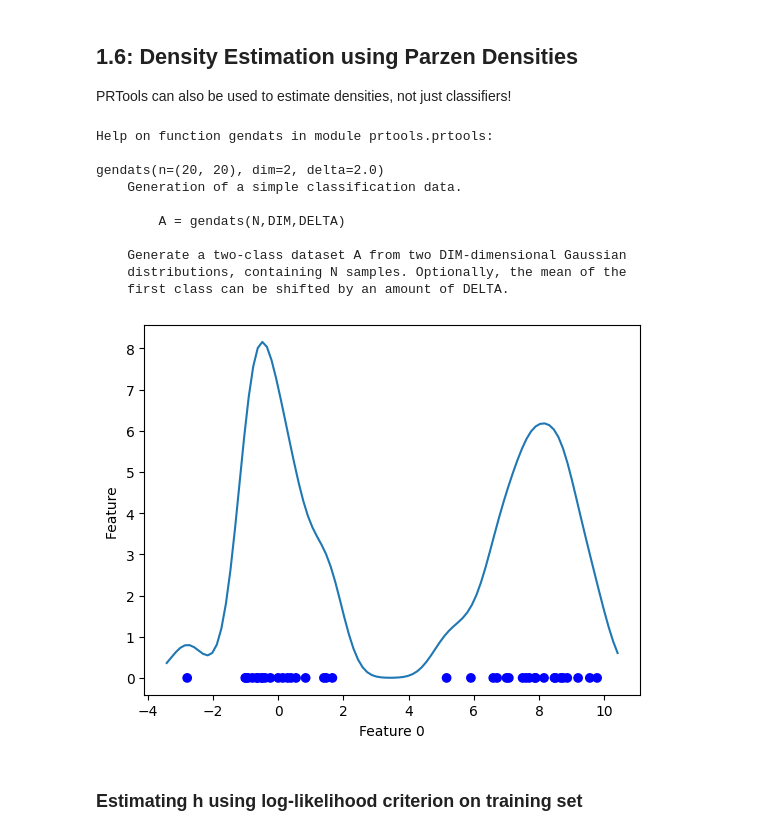
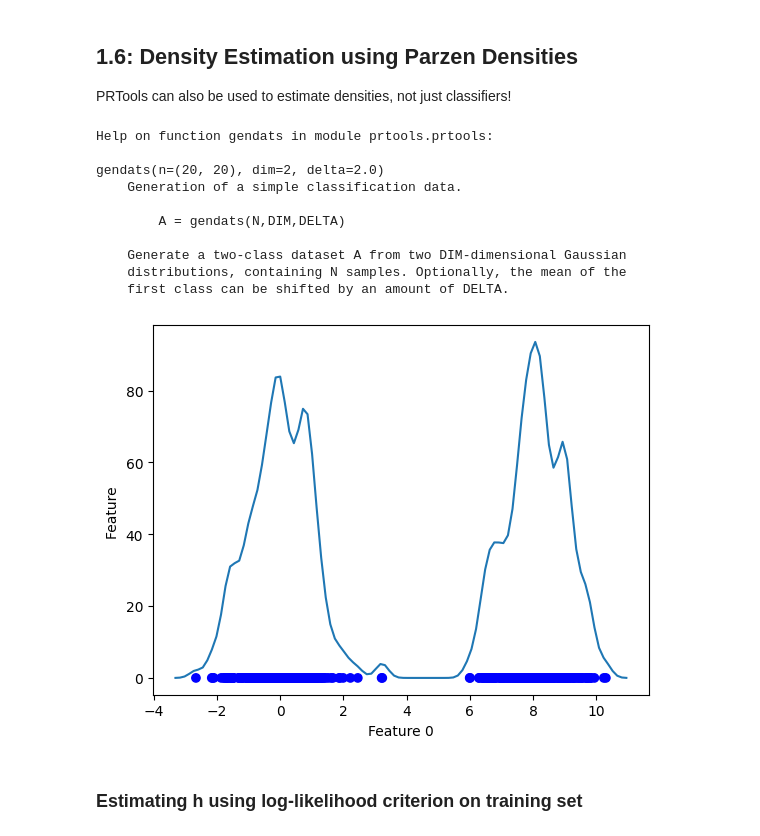
Before and after one commit to nadinekuo/MachineLearning1-Labs, a Jupyter notebook: 1-Basics-of-ML/decision-theory.ipynb, the cells around one changed output. Cells and saved outputs as stored; diff of their text form; code cells hidden in the pictures.

```diff
--- a/1-Basics-of-ML/decision-theory.ipynb
+++ b/1-Basics-of-ML/decision-theory.ipynb
@@ -270,31 +282,31 @@ See: https://matplotlib.org/stable/users/explain/axes/legend_guide.html#controll
 PRTools can also be used to estimate densities, not just classifiers!
 # %%
 # Create simple dataset having 20 1D objects for each of 2 classes
-a = pr.gendats([20, 20], 1, 8)
+a = pr.gendats([200, 200], 1, 8)   # TODO: note that train set size leads to lower optimal h!
 help(pr.gendats)
 
 # Define width param h for Parzen kernel
 # NOTE: the smaller the h, the more complex the model (more overfitting).
 # The larger the h, the more simple the model (more underfitting).
-h = 0.5
+h = 0.2
 # Define a Parzen density estimator with width h on entire dataset, ignoring labels
 a = pr.prdataset(+a)
 w = pr.parzenm(a, h)
 # Plot the mapping
 pr.scatterd(a)
 pr.plotm(w, nrlevels=10, colors='r', gridsize=100)
 # %% [output]
 Help on function gendats in module prtools.prtools:
 
 gendats(n=(20, 20), dim=2, delta=2.0)
     Generation of a simple classification data.
 
         A = gendats(N,DIM,DELTA)
 
     Generate a two-class dataset A from two DIM-dimensional Gaussian
     distributions, containing N samples. Optionally, the mean of the
     first class can be shifted by an amount of DELTA.
-[figure, old version]
+[figure, new version]
 # %% [markdown]
 ### Estimating h using log-likelihood criterion on training set
 # %%
```
Also changed, not shown: parts of 8 cells of this notebook, 1 other file.
